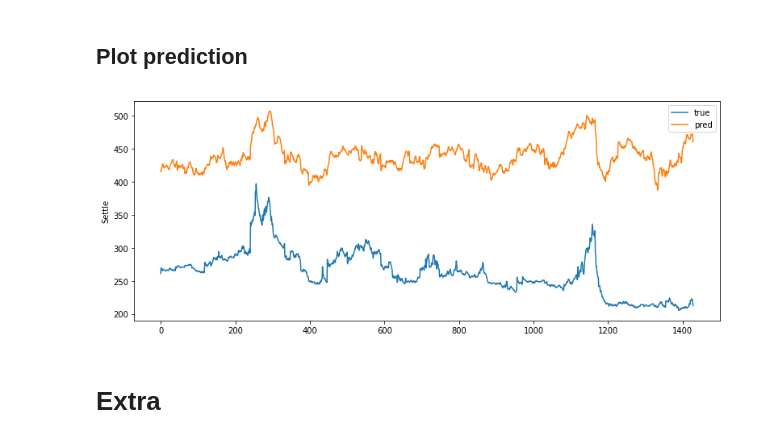
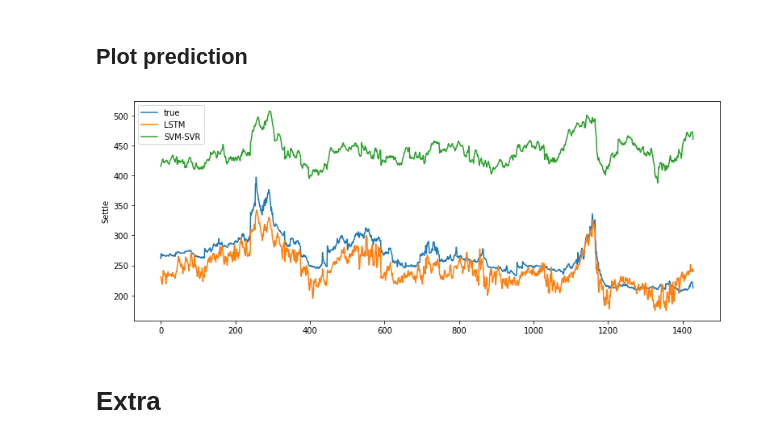
Before and after one commit to marlonrcfranco/soyforecast, a Jupyter notebook: soyforecast.ipynb, the cells around one changed output. Saved outputs shown, nothing was run; the diff lists cells and outputs as text; code cells hidden in the pictures.

```diff
--- a/soyforecast.ipynb
+++ b/soyforecast.ipynb
@@ -444,25 +428,20 @@ Test RMSE: 178.381
 # %% [markdown]
 ## Plot prediction
 # %%
-  # Get the output-signal predicted by the model.
-  signal_pred = svm_inv_yhat
-
-  # Get the true output-signal from the data-set.
-  signal_true = svm_inv_y
-
-  # Make the plotting-canvas bigger.
+    # Make the plotting-canvas bigger.
   plt.figure(figsize=(13,5))
 
   # Plot and compare the two signals.
-  plt.plot(signal_true, label='true')
-  plt.plot(signal_pred, label='pred')
+  plt.plot(svm_inv_y, label='true')
+  plt.plot(inv_yhat, label='LSTM')
+  plt.plot(svm_inv_yhat, label='SVM-SVR')
 
   # Plot labels etc.
   plt.ylabel(TARGET_NAME)
   plt.legend()
   plt.show()
 # %% [output]
-[figure, old version]
+[figure, new version]
 # %% [markdown]
 # Extra
 # %% [markdown]
```
Also changed, not shown: parts of 6 cells of this notebook.
